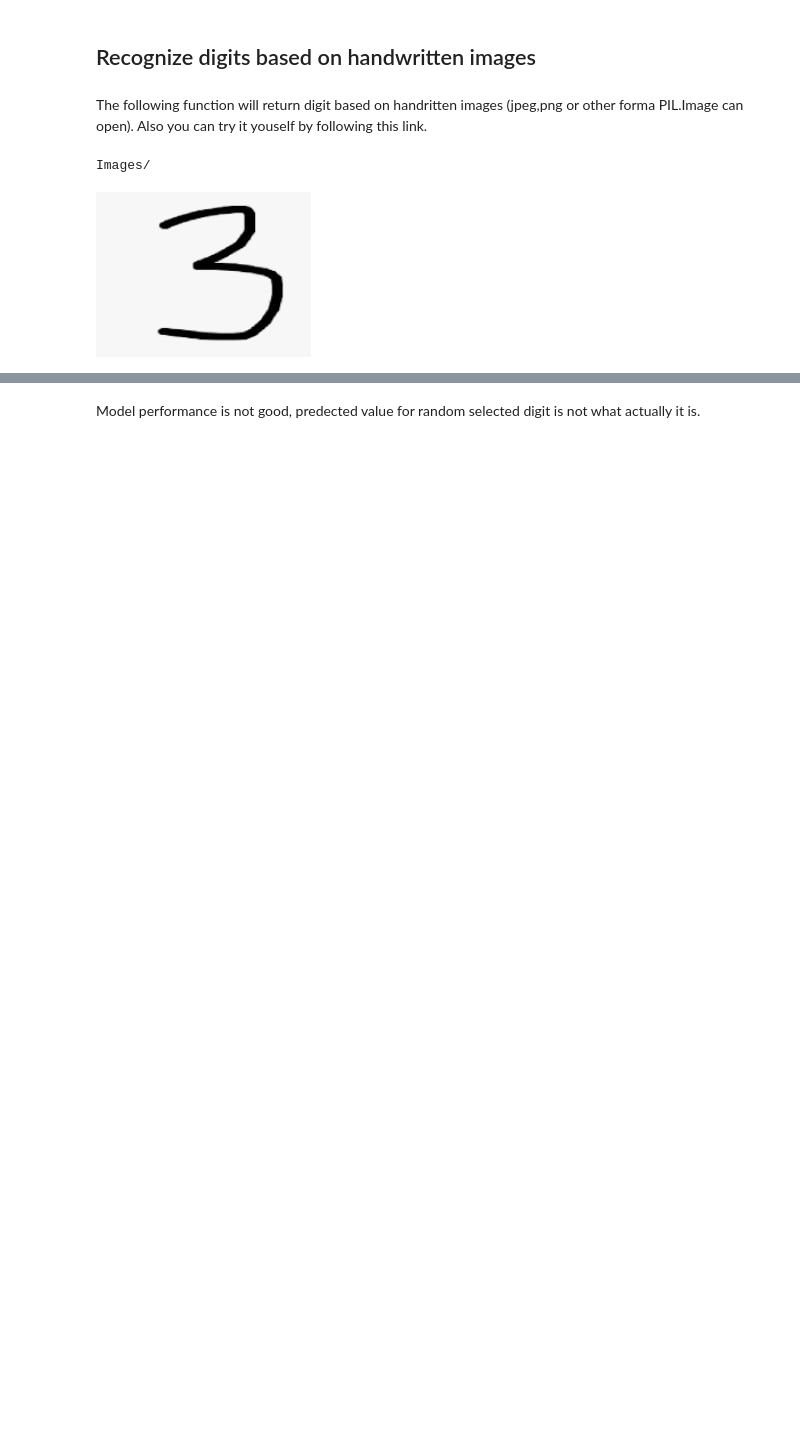
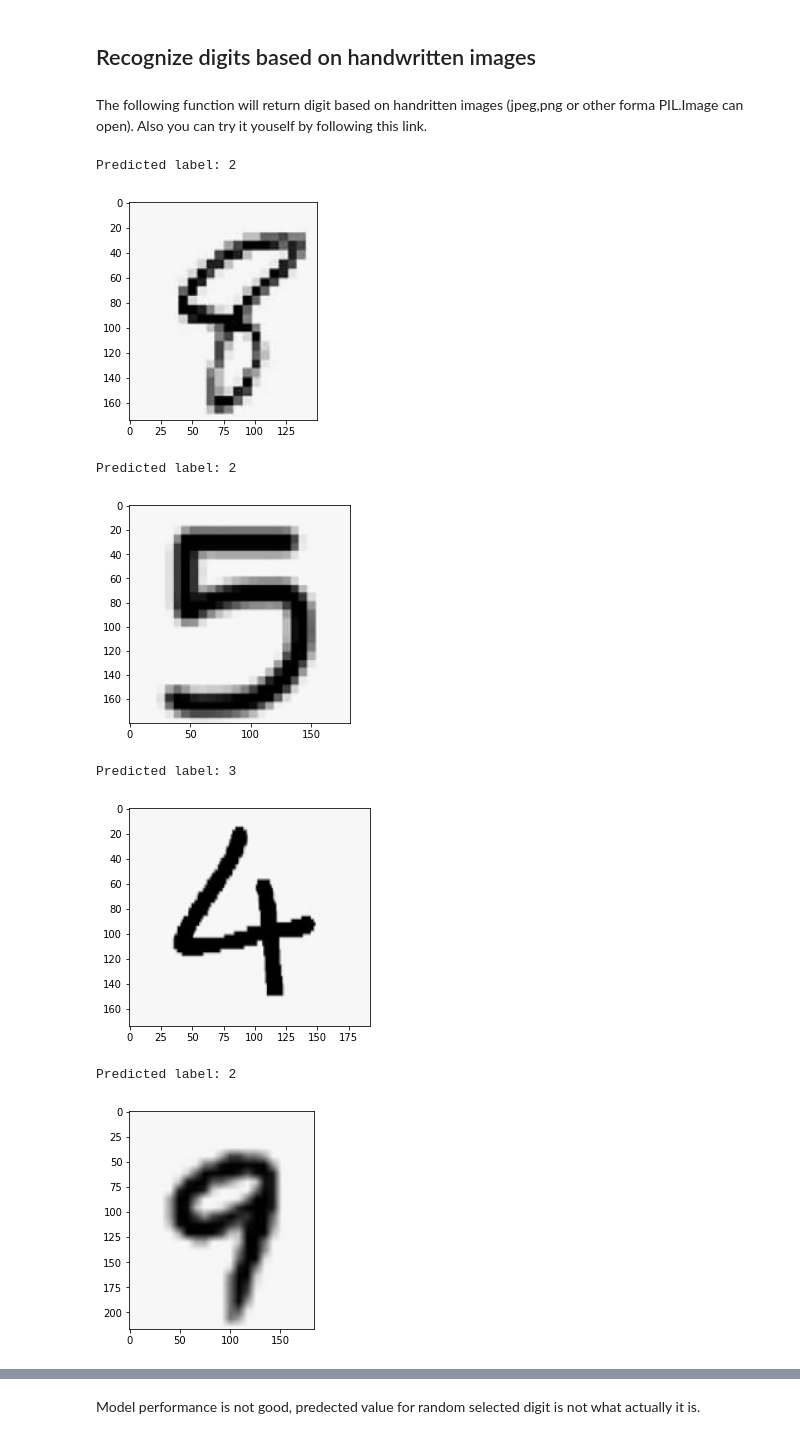
Before and after one commit to CamusMak/NN_MNIST, a Jupyter notebook: MNIST.ipynb, the cells around one changed output, grey strips where cells are left out. Cells and saved outputs as stored; diff of their text form; code cells hidden in the pictures; blank space fills up the shorter version.

```diff
--- a/MNIST.ipynb
+++ b/MNIST.ipynb
@@ -112,9 +92,16 @@ path = glob.glob(path)
-# %%
-for image in path:
-    print(image)
-# %% [output]
-Images/
-# %%
-img
-# %% [output]
-[figure, removed]
+# %%
+path = "./Images"
+for file in os.listdir(path):
+    image = Image.open(file)
+    print(f"\nPredicted label: {predicted_digit(model=model,image=image)}\n")
+    plt.imshow(np.array(image))
+    plt.show()
+# %% [output]
+Predicted label: 2
+[figure, added]
+Predicted label: 2
+[figure, added]
+Predicted label: 3
+[figure, added]
+Predicted label: 2
+[figure, added]
```
Also changed, not shown: parts of 8 cells of this notebook, 3 other files.
